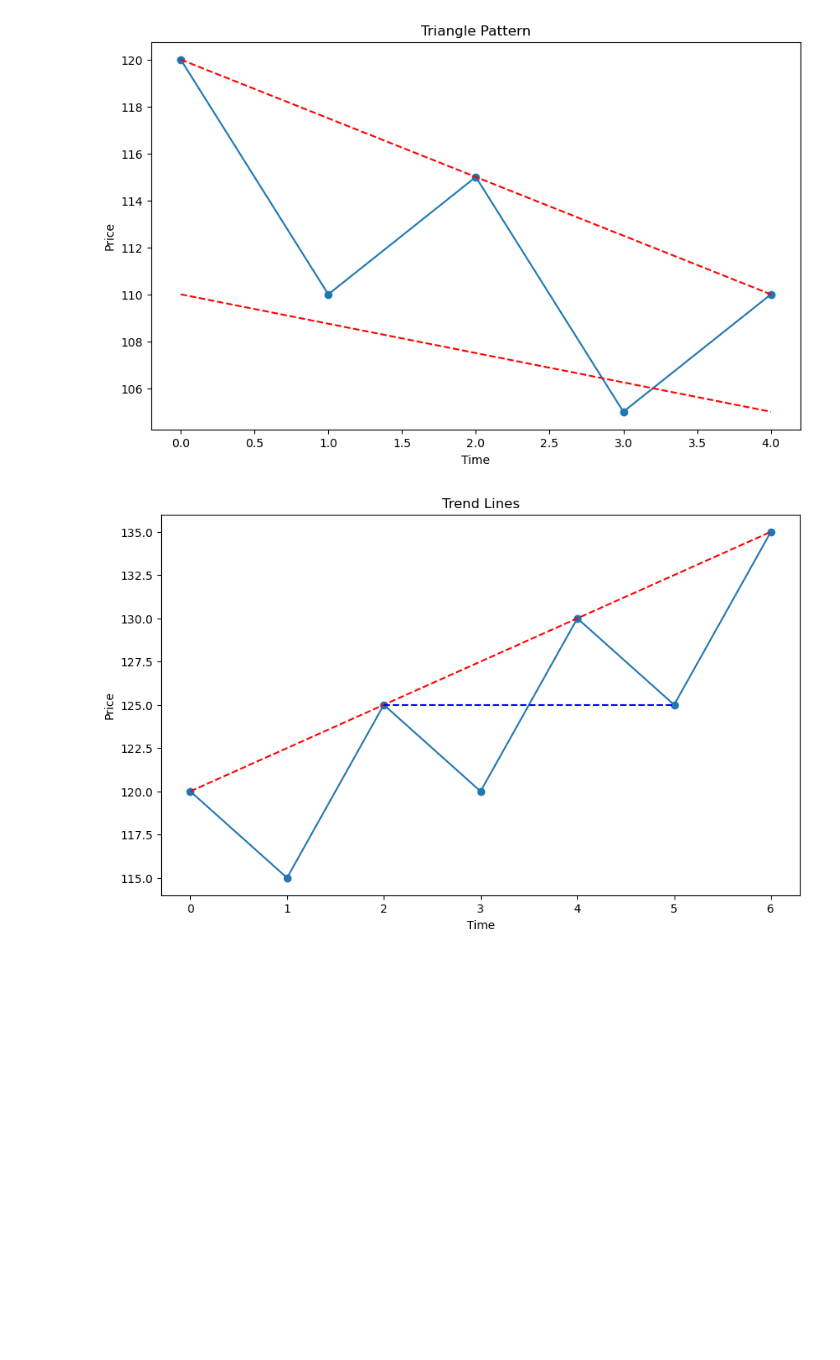
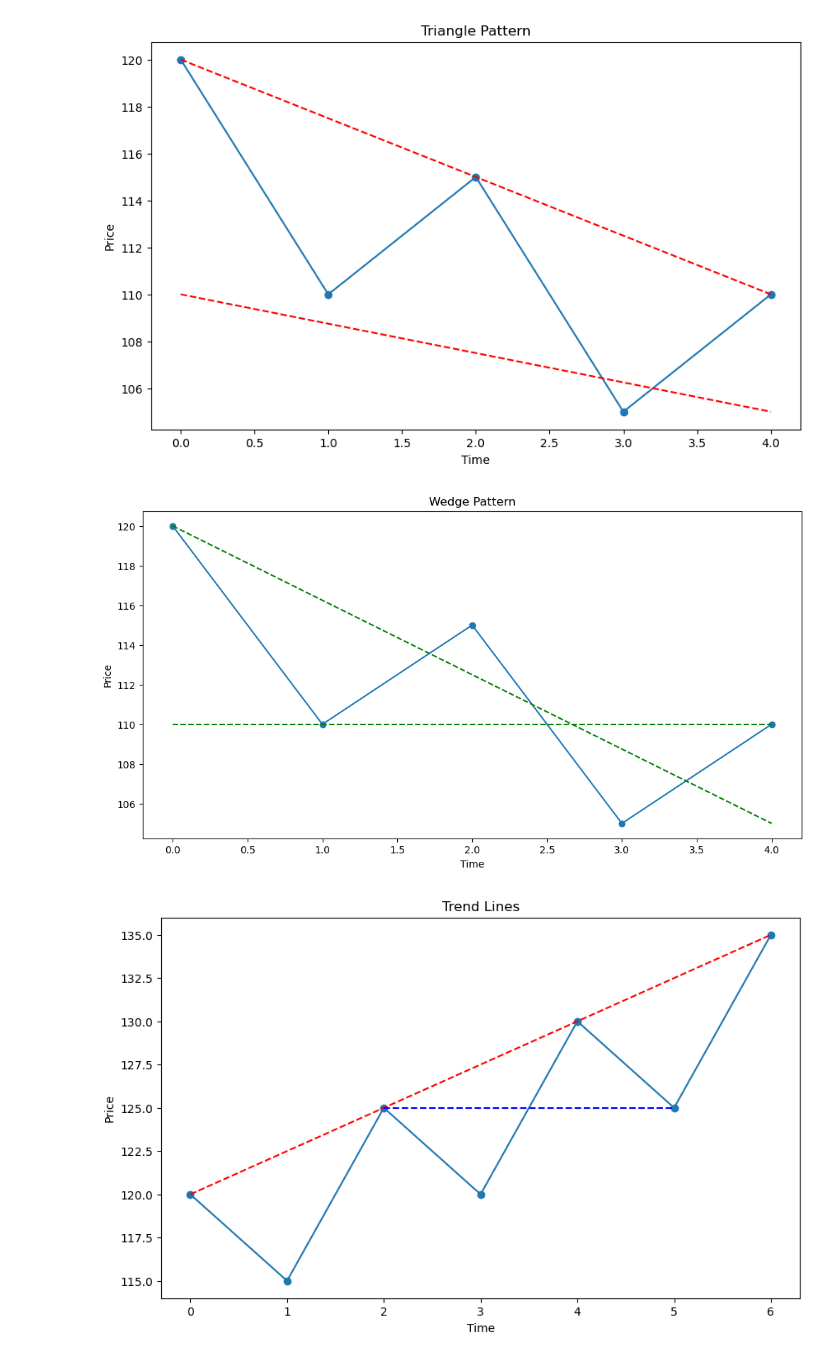
Before and after one commit to gonghui945/IntelligentQuant, a Jupyter notebook: Chapter3/3.2.ipynb, the cells around one changed output. Drawn from its saved outputs; the diff is of its cells as text; code cells hidden in the pictures; blank space fills up the shorter version.

```diff
--- a/Chapter3/3.2.ipynb
+++ b/Chapter3/3.2.ipynb
@@ -58,6 +58,33 @@ plt.ylabel('Price')
 plt.show()
 # %% [output]
 [figure]
+# %%
+import matplotlib.pyplot as plt
+import numpy as np
+
+# 假设的股票价格
+prices = np.array([120, 110, 115, 105, 110])
+times = np.array(range(len(prices)))
+
+# 绘制价格图
+plt.figure(figsize=(12, 6))
+plt.plot(times, prices, marker='o')
+
+# 绘制楔形模式
+# 为了绘制楔形，我们需要确定楔形的两条边界线。这里我们采用简化的方法，假设楔形的两条边界线分别从第一个点和最后一个点开始，
+# 然后通过选择适当的中间点来确定斜率。
+# 楔形的上边界
+plt.plot([times[0], times[-1]], [prices[0], prices[-2]], 'g--')
+# 楔形的下边界
+plt.plot([times[0], times[-1]], [prices[1], prices[-1]], 'g--')
+
+# 设置图形标题和轴标签
+plt.title('Wedge Pattern')
+plt.xlabel('Time')
+plt.ylabel('Price')
+plt.show()
+# %% [output]
+[figure, added]
 # %%
 # 假设的股票价格
 prices = np.array([120, 115, 125, 120, 130, 125, 135])
```
